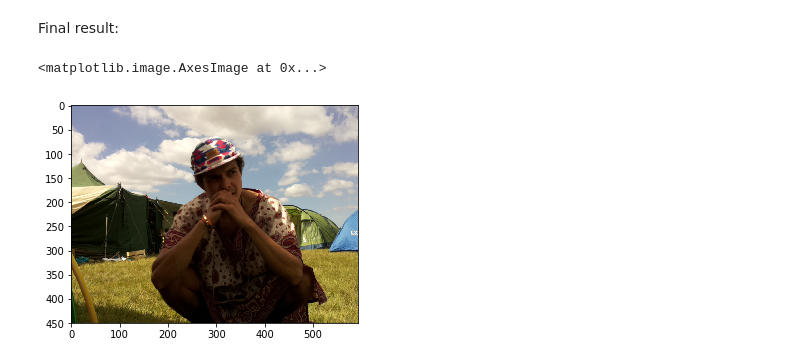
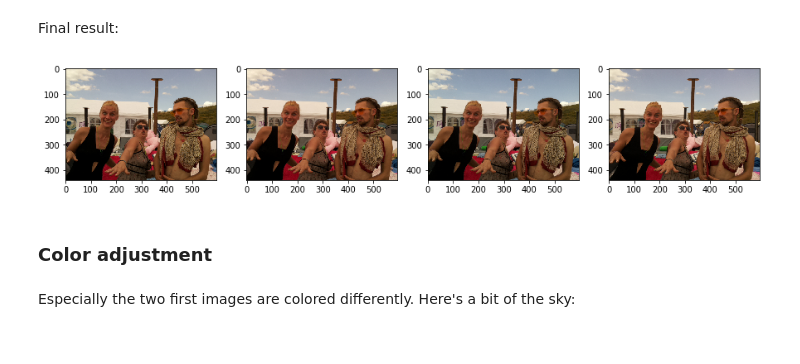
Before and after one commit to elgehelge/wobble_gif_cam, a Jupyter notebook: autoalign_images_analysis.ipynb, the cells around one changed output. Saved outputs shown, nothing was run; the diff lists cells and outputs as text; code cells hidden in the pictures.

Commit message:
Add color adjustment analysis

```diff
--- a/autoalign_images_analysis.ipynb
+++ b/autoalign_images_analysis.ipynb
@@ -138,8 +142,14 @@ array([[ 0,  0, 47, 30],
 Final result:
 # %%
 imgs_cropped = [crop(img, *crop_size) for img, crop_size in zip(imgs, crop_l_t_r_b)]
-# %%
-pyplot.imshow(imgs_cropped[0])
-# %% [output]
-<matplotlib.image.AxesImage at 0x...>
-[figure, removed]
+# %%
+fig = pyplot.figure(figsize=(15, 5))
+for i, img in enumerate(imgs_cropped):
+    ax = fig.add_subplot(1, 4, i + 1)
+    ax.imshow(img)
+# %% [output]
+[figure, added]
+# %% [markdown]
+### Color adjustment
+# %% [markdown]
+Especially the two first images are colored differently. Here's a bit of the sky:
```
Also changed, not shown: parts of 30 cells of this notebook.
